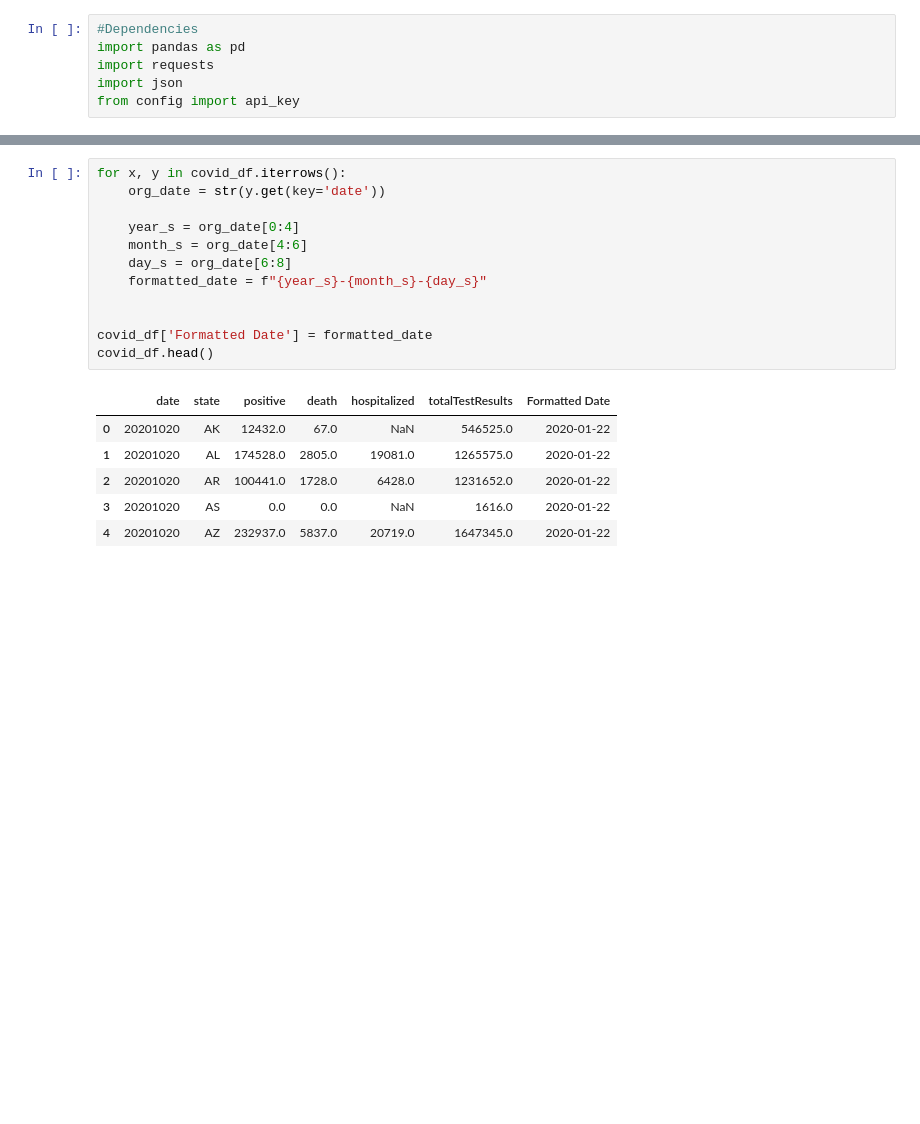
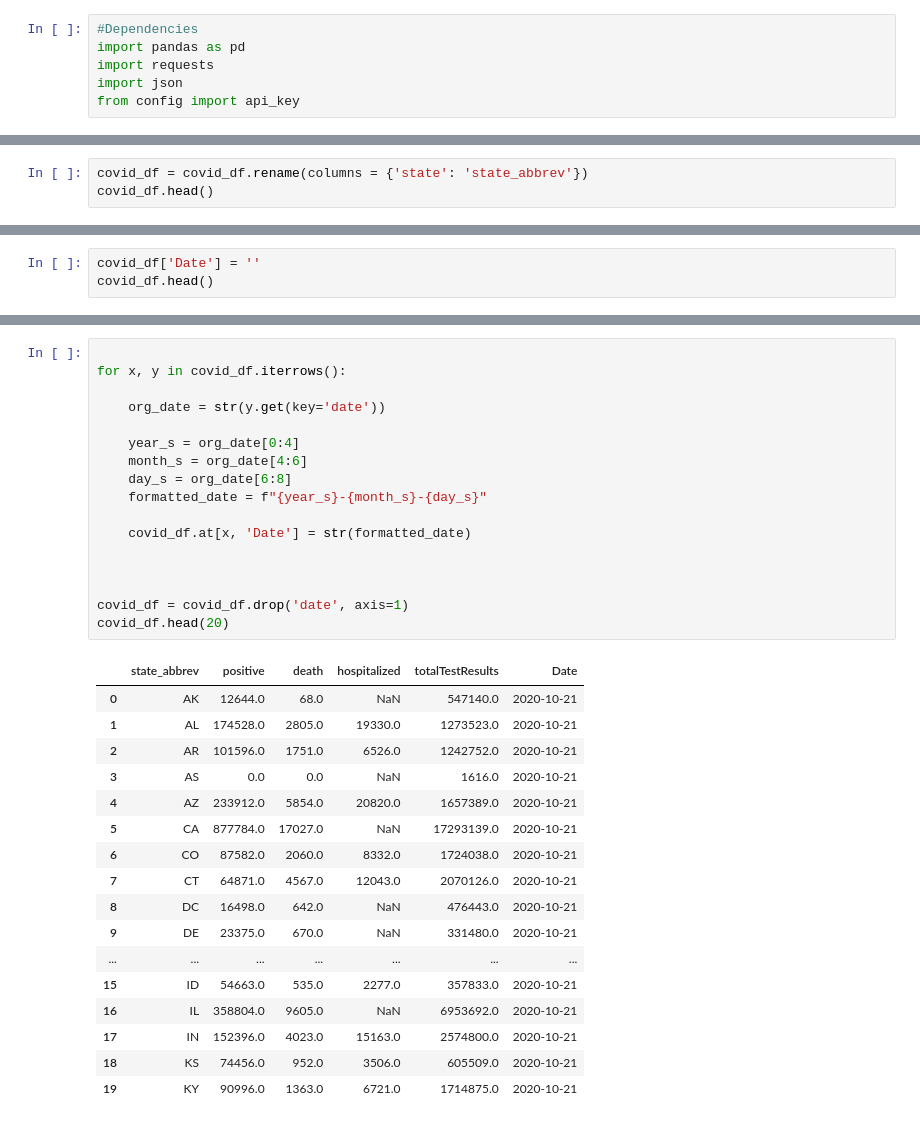
Before and after one commit to MersedehSP/Covid_Analyzer, a Jupyter notebook: Covid_Analysis_web_api.ipynb, the cells around one changed output, grey strips where cells are left out. Drawn from its saved outputs; the diff is of its cells as text; blank space fills up the shorter version.

```diff
--- a/Covid_Analysis_web_api.ipynb
+++ b/Covid_Analysis_web_api.ipynb
@@ -47,0 +54,3 @@ covid_df.head()
+# %%
+covid_df = covid_df.rename(columns = {'state': 'state_abbrev'})
+covid_df.head()
@@ -47,0 +64,3 @@ covid_df.head()
+# %%
+covid_df['Date'] = ''
+covid_df.head()
@@ -48,22 +74,38 @@ covid_df.head()
 # %%
+
 for x, y in covid_df.iterrows():
+
     org_date = str(y.get(key='date'))
 
     year_s = org_date[0:4]
     month_s = org_date[4:6]
     day_s = org_date[6:8]
     formatted_date = f"{year_s}-{month_s}-{day_s}"
 
+    covid_df.at[x, 'Date'] = str(formatted_date)
 
-covid_df['Formatted Date'] = formatted_date
-covid_df.head()
+
+
+covid_df = covid_df.drop('date', axis=1)
+covid_df.head(20)
 # %% [output]
-|  | date | state | positive | death | hospitalized | totalTestResults | Formatted Date |
-| 0 | 20201020 | AK | 12432.0 | 67.0 | NaN | 546525.0 | 2020-01-22 |
-| 1 | 20201020 | AL | 174528.0 | 2805.0 | 19081.0 | 1265575.0 | 2020-01-22 |
-| 2 | 20201020 | AR | 100441.0 | 1728.0 | 6428.0 | 1231652.0 | 2020-01-22 |
-| 3 | 20201020 | AS | 0.0 | 0.0 | NaN | 1616.0 | 2020-01-22 |
-| 4 | 20201020 | AZ | 232937.0 | 5837.0 | 20719.0 | 1647345.0 | 2020-01-22 |
+|  | state_abbrev | positive | death | hospitalized | totalTestResults | Date |
+| 0 | AK | 12644.0 | 68.0 | NaN | 547140.0 | 2020-10-21 |
+| 1 | AL | 174528.0 | 2805.0 | 19330.0 | 1273523.0 | 2020-10-21 |
+| 2 | AR | 101596.0 | 1751.0 | 6526.0 | 1242752.0 | 2020-10-21 |
+| 3 | AS | 0.0 | 0.0 | NaN | 1616.0 | 2020-10-21 |
+| 4 | AZ | 233912.0 | 5854.0 | 20820.0 | 1657389.0 | 2020-10-21 |
+| 5 | CA | 877784.0 | 17027.0 | NaN | 17293139.0 | 2020-10-21 |
+| 6 | CO | 87582.0 | 2060.0 | 8332.0 | 1724038.0 | 2020-10-21 |
+| 7 | CT | 64871.0 | 4567.0 | 12043.0 | 2070126.0 | 2020-10-21 |
+| 8 | DC | 16498.0 | 642.0 | NaN | 476443.0 | 2020-10-21 |
+| 9 | DE | 23375.0 | 670.0 | NaN | 331480.0 | 2020-10-21 |
+| ... | ... | ... | ... | ... | ... | ... |
+| 15 | ID | 54663.0 | 535.0 | 2277.0 | 357833.0 | 2020-10-21 |
+| 16 | IL | 358804.0 | 9605.0 | NaN | 6953692.0 | 2020-10-21 |
+| 17 | IN | 152396.0 | 4023.0 | 15163.0 | 2574800.0 | 2020-10-21 |
+| 18 | KS | 74456.0 | 952.0 | 3506.0 | 605509.0 | 2020-10-21 |
+| 19 | KY | 90996.0 | 1363.0 | 6721.0 | 1714875.0 | 2020-10-21 |
 # %%
 # API Call for flights data
 
```
Also changed, not shown: parts of 8 cells of this notebook.
